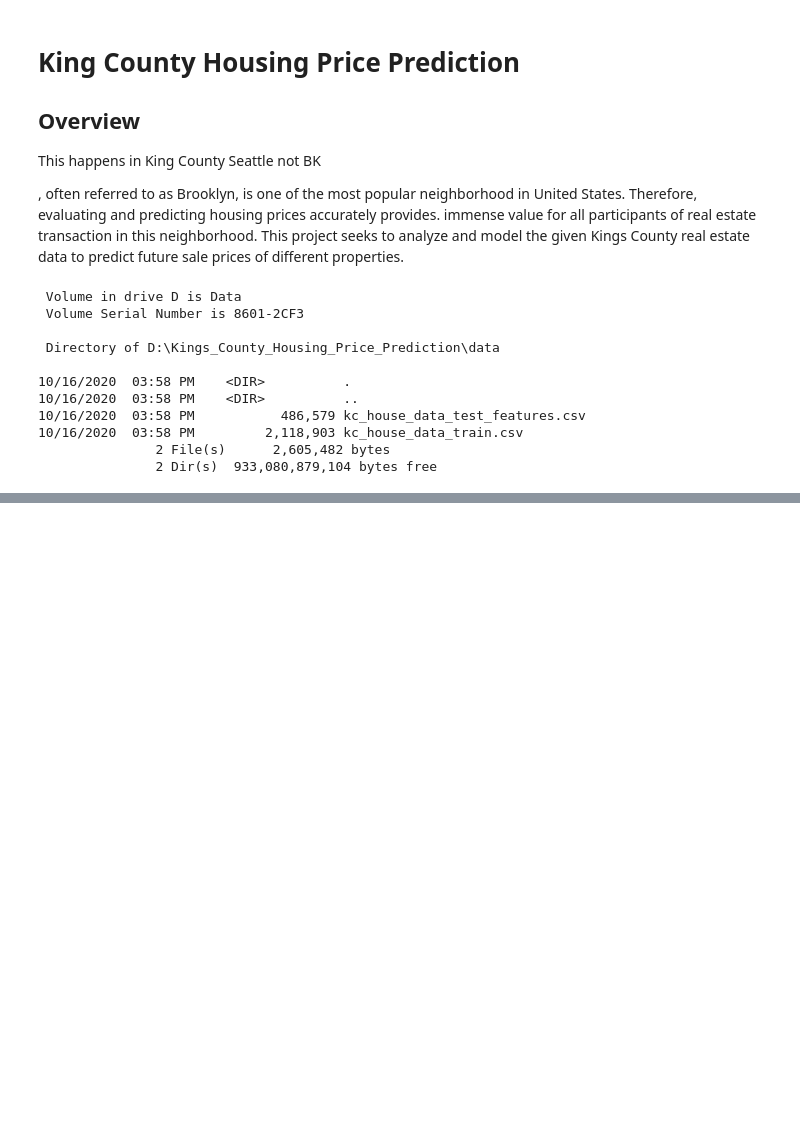
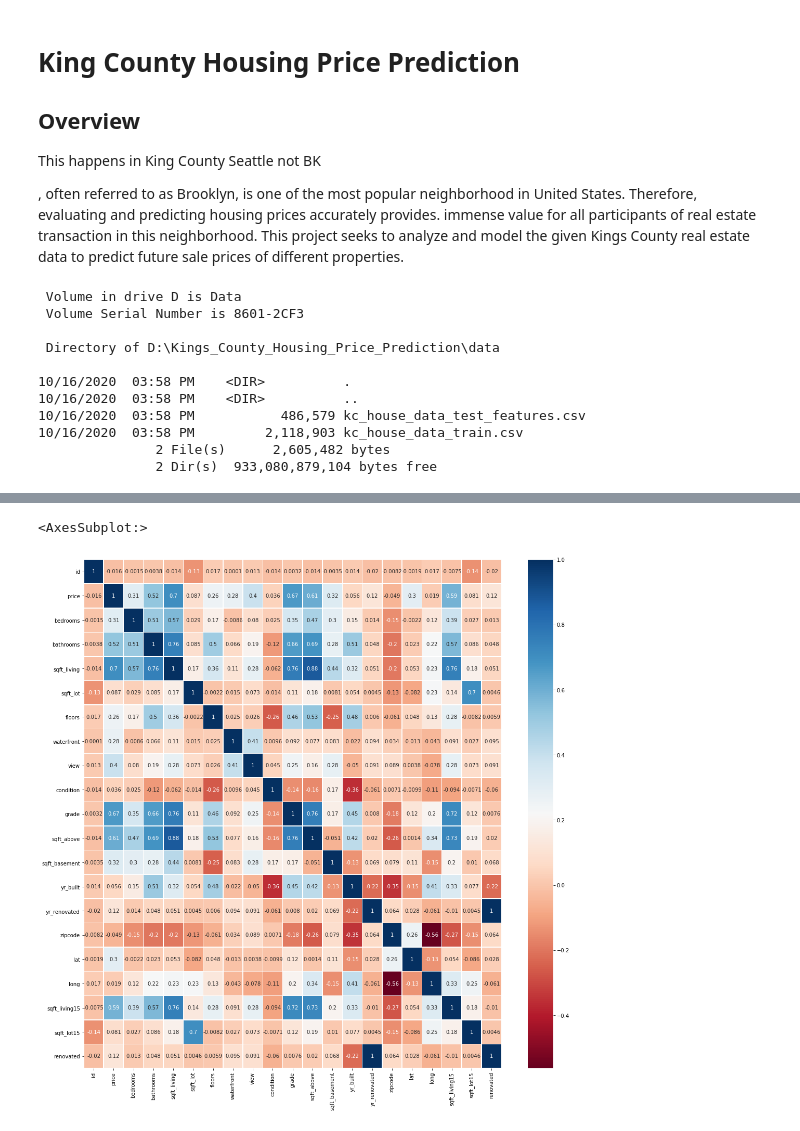
Before and after one commit to yunghanjeong/King_County_Housing_Price_Prediction, a Jupyter notebook: housing_price_prediction.ipynb, the cells around one changed output, grey strips where cells are left out. Drawn from its saved outputs; the diff is of its cells as text; code cells hidden in the pictures; blank space fills up the shorter version.

Commit message:
made some charts

```diff
--- a/housing_price_prediction.ipynb
+++ b/housing_price_prediction.ipynb
@@ -39,0 +65,2 @@ kc_df.head()
+# %%
+kc_df["renovated"] = kc_df.yr_renovated.apply(lambda x: 1 if x > 0 else 0)
@@ -39,0 +126,6 @@ kc_df.head()
+# %%
+plt.subplots(figsize=(18,18))
+sns.heatmap(kc_df.corr(), annot=True, linewidths=.5, cmap="RdBu")
+# %% [output]
+<AxesSubplot:>
+[figure, added]
```
Also changed, not shown: parts of 13 cells of this notebook.
